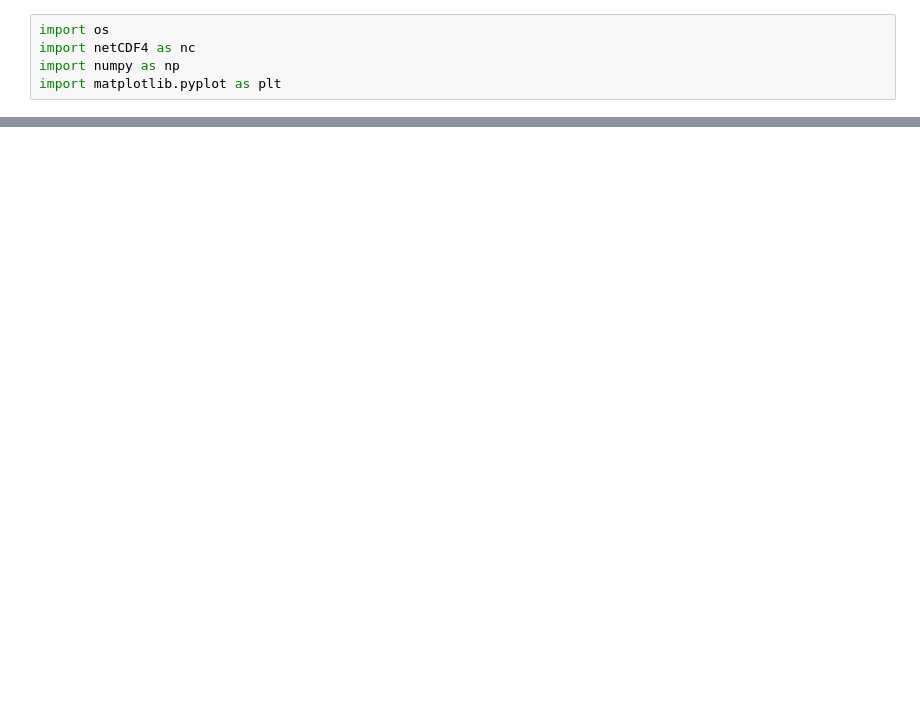
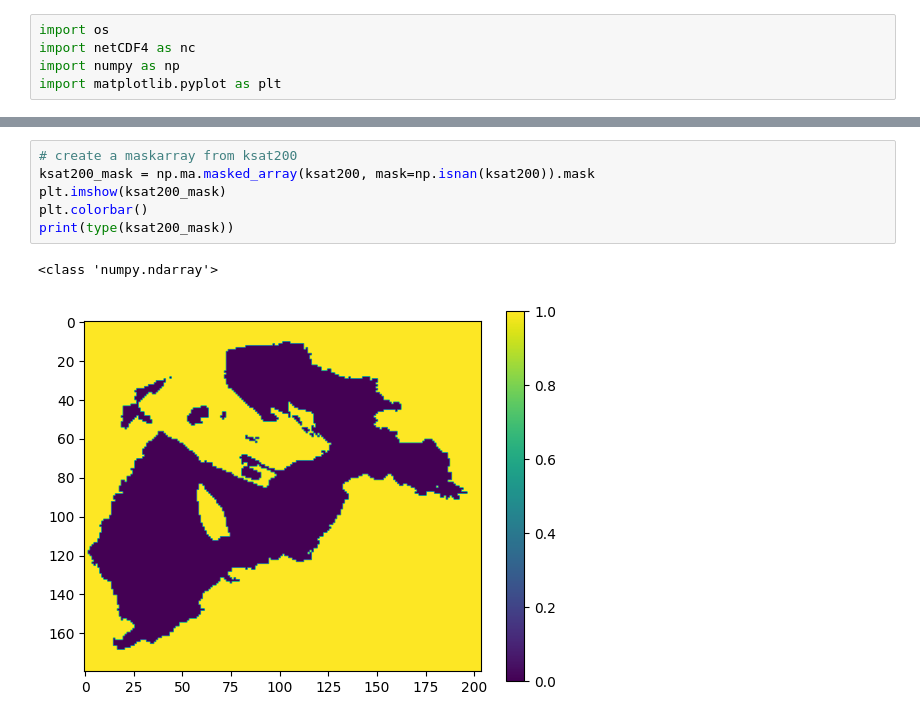
Before and after one commit to StellaLiu-gogogo/VIC-WUR-GWM, a Jupyter notebook: vic_online/python/capillary_rise_analysis.ipynb, the cells around one changed output, grey strips where cells are left out. Drawn from its saved outputs; the diff is of its cells as text; blank space fills up the shorter version.

```diff
--- a/vic_online/python/capillary_rise_analysis.ipynb
+++ b/vic_online/python/capillary_rise_analysis.ipynb
@@ -56,0 +48,9 @@ plt.show()
+# %%
+# create a maskarray from ksat200
+ksat200_mask = np.ma.masked_array(ksat200, mask=np.isnan(ksat200)).mask
+plt.imshow(ksat200_mask)
+plt.colorbar()
+print(type(ksat200_mask))
+# %% [output]
+<class 'numpy.ndarray'>
+[figure, added]
```
Also changed, not shown: parts of 15 cells of this notebook.
